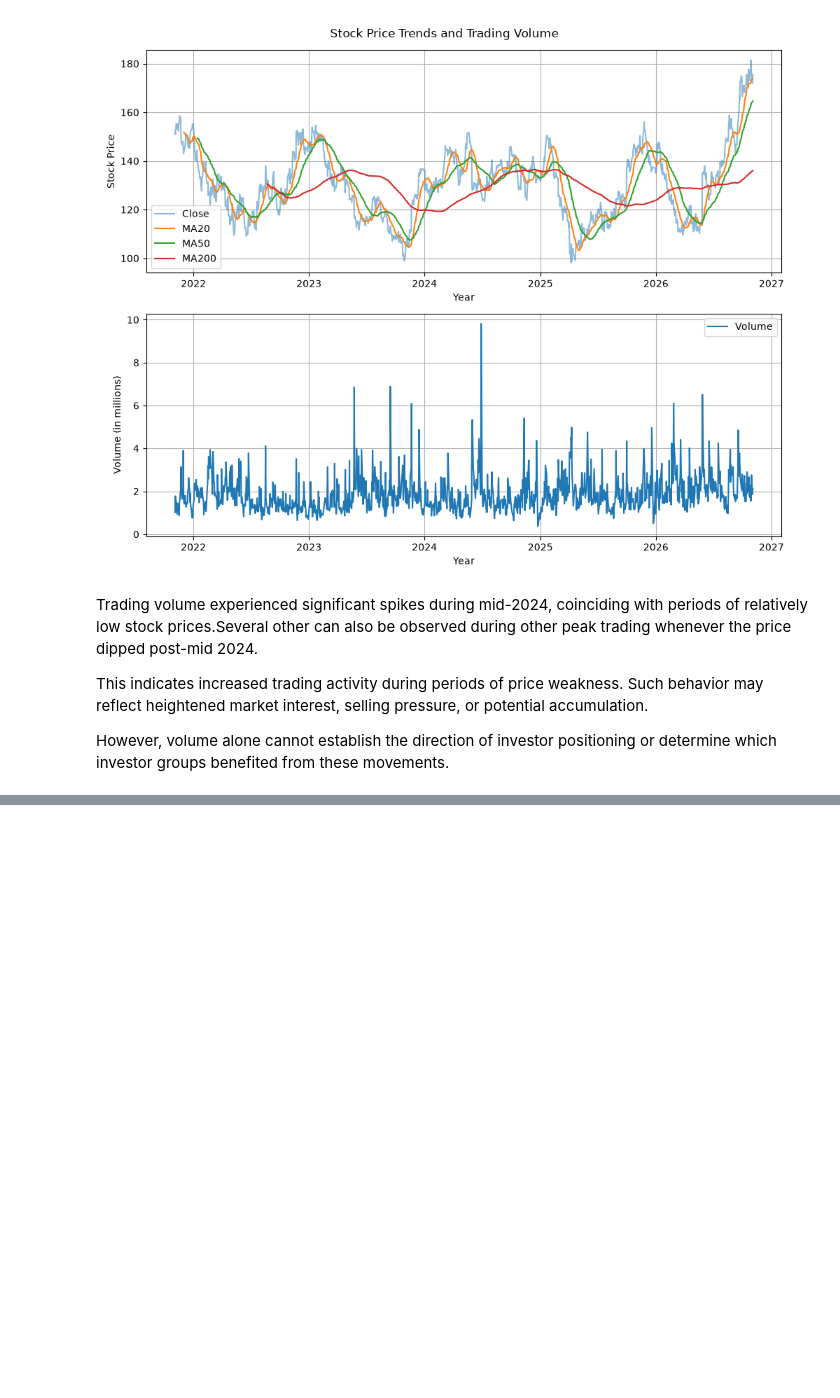
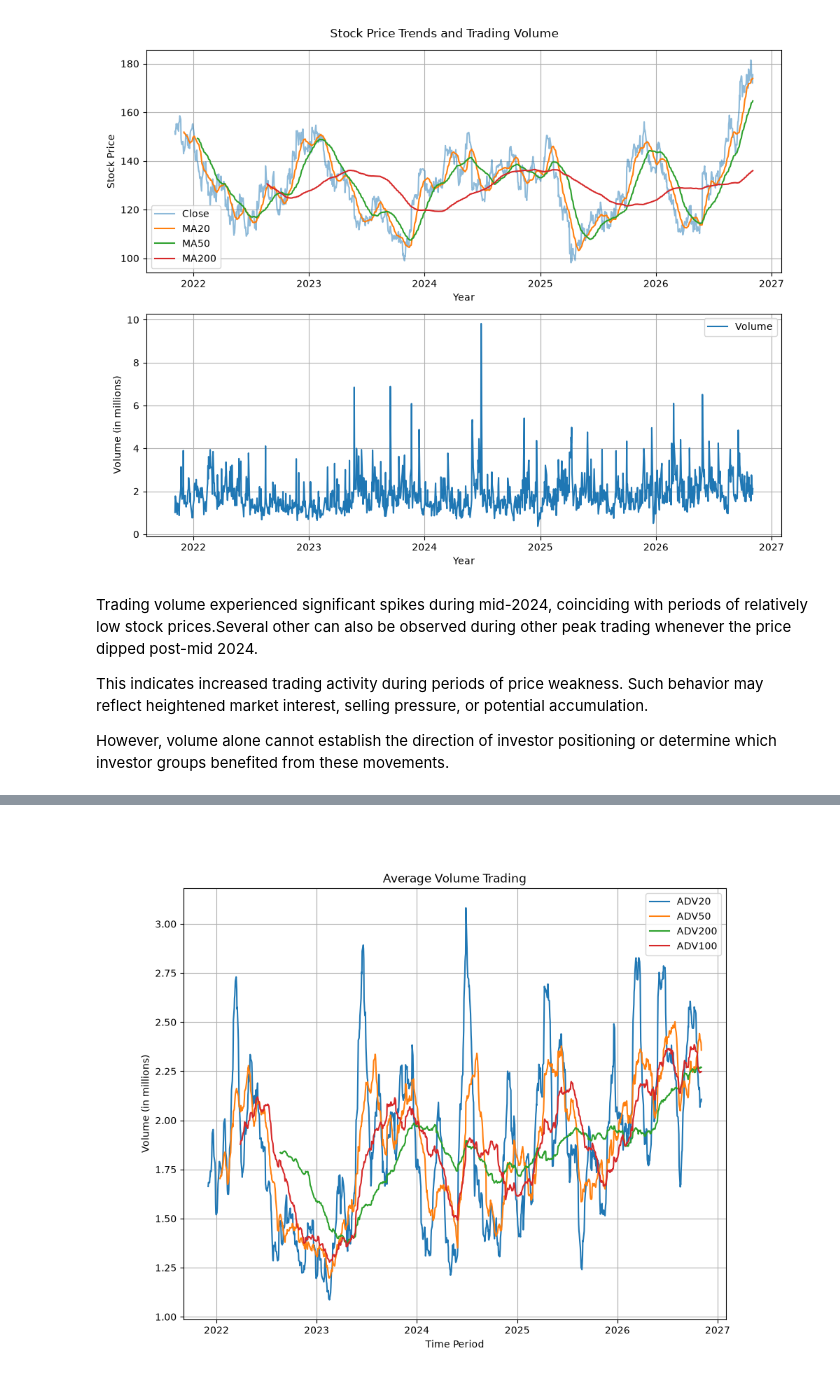
Before and after one commit to aamir-abbas224/Quant-Stock-Analysis, a Jupyter notebook: notebooks/exploratory_data_analysis.ipynb, the cells around one changed output, grey strips where cells are left out. Drawn from its saved outputs; the diff is of its cells as text; code cells hidden in the pictures; blank space fills up the shorter version.

Commit message:
Expanded EDA work along with visualization

```diff
--- a/notebooks/exploratory_data_analysis.ipynb
+++ b/notebooks/exploratory_data_analysis.ipynb
@@ -396,0 +463,22 @@ However, volume alone cannot establish the direction of investor positioning or
+# %%
+scaled_adv20 = df['ADV20'] / 1_000_000
+scaled_adv200 = df['ADV200'] / 1_000_000
+scaled_adv50 = df['ADV50'] / 1_000_000
+scaled_adv100 = df['ADV100'] / 1_000_000
+
+
+plt.figure(figsize=(10,8))
+#plt.plot(df['Date'],scaled_volume, label= 'Volume')
+plt.plot(df['Date'],scaled_adv20,label = 'ADV20')
+plt.plot(df['Date'],scaled_adv50,label = 'ADV50')
+plt.plot(df['Date'],scaled_adv200,label = 'ADV200')
+plt.plot(df['Date'],scaled_adv100,label = 'ADV100')
+plt.grid(True)
+plt.xlabel('Time Period')
+plt.ylabel('Volume (in millions)')
+plt.title('Average Volume Trading')
+#plt.savefig(r'C:\Users\Aamir Bin Abbas\Desktop\Research & Thesis\Quantitative Stock Market Analysis\outputs\visualization\avg_volume_trading')
+plt.legend()
+plt.show()
+# %% [output]
+[figure, added]
```
Also changed, not shown: parts of 24 cells of this notebook, 8 other files.
